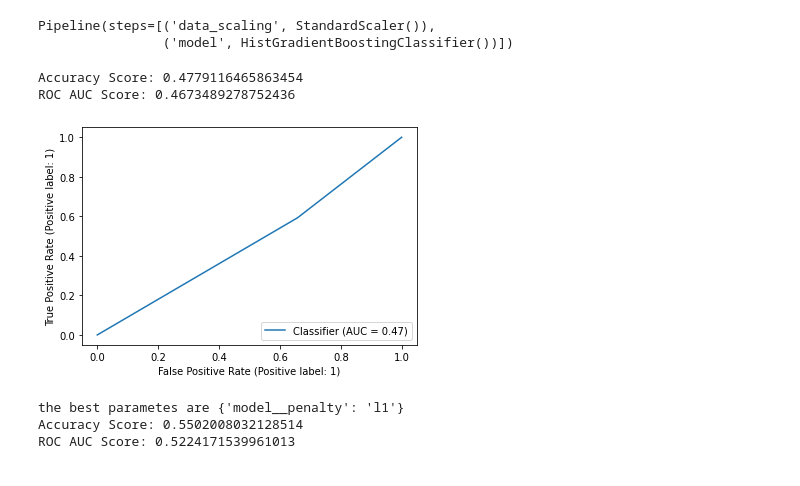
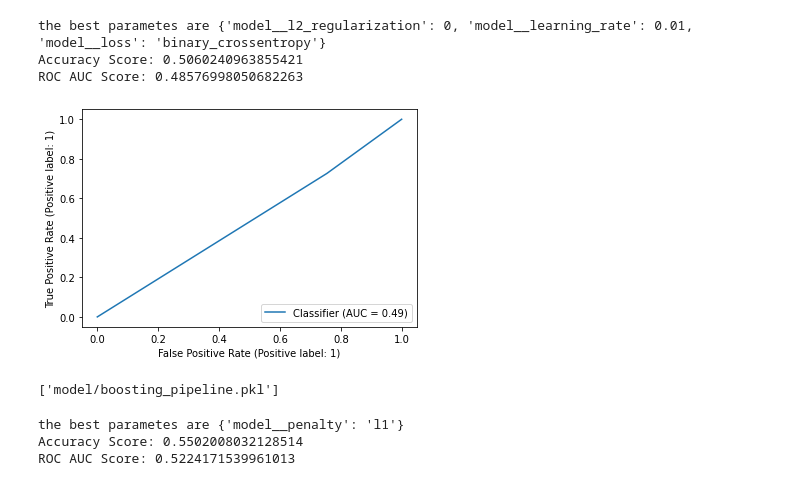
Before and after one commit to nbowen3/cs475_project, a Jupyter notebook: models.ipynb, the cells around one changed output. Drawn from its saved outputs; the diff is of its cells as text; code cells hidden in the pictures.

```diff
--- a/models.ipynb
+++ b/models.ipynb
@@ -59,39 +78,23 @@ ROC AUC Score: 0.49795321637426904
 # %%
 # Lets try a boosting model now
 from sklearn.ensemble import HistGradientBoostingClassifier
 boostingPipeline = Pipeline(steps = [
     ('data_scaling', StandardScaler()),
-    ('model', HistGradientBoostingClassifier(loss = "auto",))
+    ('model', HistGradientBoostingClassifier())
 ])
 
-boostin_param_grid = [
+boosting_param_grid = [
     {
-        "loss": ["deviance","exponential"],
-        "learning_rate": [0.01,0.1,1],
-        "n_estimators": [100,200,400,800]
+        "model__loss": ["binary_crossentropy","auto"],
+        "model__learning_rate": [0.01,0.05,0.1,0.5,1],
+        "model__l2_regularization": [0,1]
     }
 ]
+tuned_model = cv_fit_search(boostingPipeline,boosting_param_grid,X_train,y_train,X_val,y_val,10)
+joblib.dump(tuned_model, 'model/boosting_pipeline.pkl')
+# %% [output]
+the best parametes are {'model__l2_regularization': 0, 'model__learning_rate': 0.01, 'model__loss': 'binary_crossentropy'}
+Accuracy Score: 0.5060240963855421
+ROC AUC Score: 0.48576998050682263
+[figure, added]
+['model/boosting_pipeline.pkl']
-# %%
-boostingPipeline.fit(X_train,y_train.values.ravel())
-# %% [output]
-Pipeline(steps=[('data_scaling', StandardScaler()),
-                ('model', HistGradientBoostingClassifier())])
-# %%
-# Saving our pipeline to a binary pickle file
-joblib.dump(boostingPipeline, 'model/boostingPipeline.pkl')
-
-loaded_model = boostingPipeline
-
-pipeline_preds = loaded_model.predict(X_val)
-val_accuracy = accuracy_score(y_val, pipeline_preds)
-val_roc_auc = roc_auc_score(y_val, pipeline_preds)
-
-print(f'Accuracy Score: {val_accuracy}')
-print(f'ROC AUC Score: {val_roc_auc}')
-
-RocCurveDisplay.from_predictions(y_val, pipeline_preds)
-plt.show()
-# %% [output]
-Accuracy Score: 0.4779116465863454
-ROC AUC Score: 0.4673489278752436
-[figure, removed]
```
Also changed, not shown: parts of 7 cells of this notebook, 4 other files.
